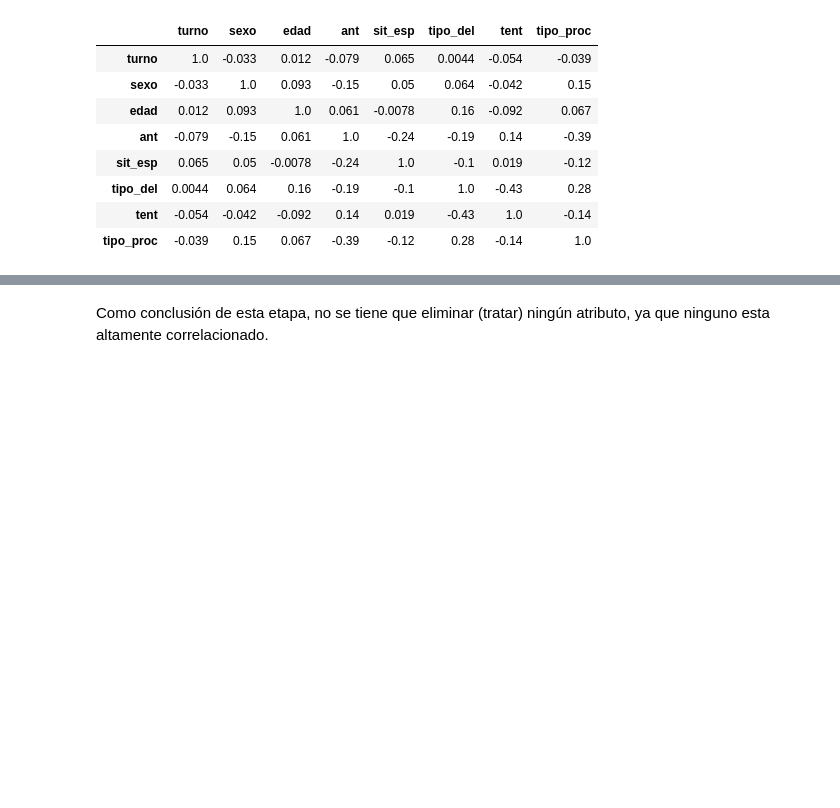
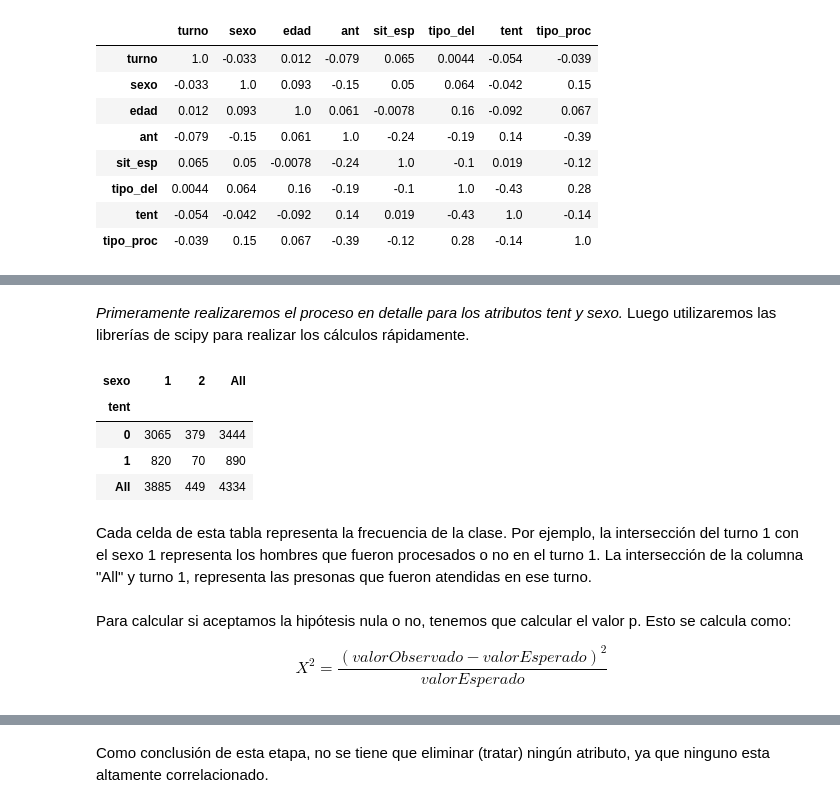
Before and after one commit to brunomaso1/ml-porfolio, a Jupyter notebook: content/posts/jupyter-notebooks/2018/Voy_preso_o_no_analisis_dataset_penal2016_python.ipynb, the cells around one changed output, grey strips where cells are left out. Saved outputs shown, nothing was run; the diff lists cells and outputs as text; code cells hidden in the pictures; blank space fills up the shorter version.

```diff
--- a/content/posts/jupyter-notebooks/2018/Voy_preso_o_no_analisis_dataset_penal2016_python.ipynb
+++ b/content/posts/jupyter-notebooks/2018/Voy_preso_o_no_analisis_dataset_penal2016_python.ipynb
@@ -1148,0 +1152,22 @@ Como vemos el mayor valor de correlación que tenemos es -0.35 (esto quiere deci
+# %% [markdown]
+*Primeramente realizaremos el proceso en detalle para los atributos tent y sexo.* Luego utilizaremos las librerías de scipy para realizar los cálculos rápidamente.
+# %%
+# Creamos la tabla de contingencia para ambas variables.
+contingency_table = pd.crosstab(
+    data['tent'],
+    data['sexo'],
+    margins = True
+)
+contingency_table
+# %% [output]
+| sexo | 1 | 2 | All |
+| tent |  |  |  |
+| 0 | 3065 | 379 | 3444 |
+| 1 | 820 | 70 | 890 |
+| All | 3885 | 449 | 4334 |
+# %% [markdown]
+Cada celda de esta tabla representa la frecuencia de la clase. Por ejemplo, la intersección del turno 1 con el sexo 1 representa los hombres que fueron procesados o no en el turno 1. La intersección de la columna "All" y turno 1, representa las presonas que fueron atendidas en ese turno.
+# %% [markdown]
+Para calcular si aceptamos la hipótesis nula o no, tenemos que calcular el valor p. Esto se calcula como:
+
+$$X^2=\frac{(valorObservado - valorEsperado)^2}{valorEsperado}$$
```
Also changed, not shown: parts of 40 cells of this notebook.
